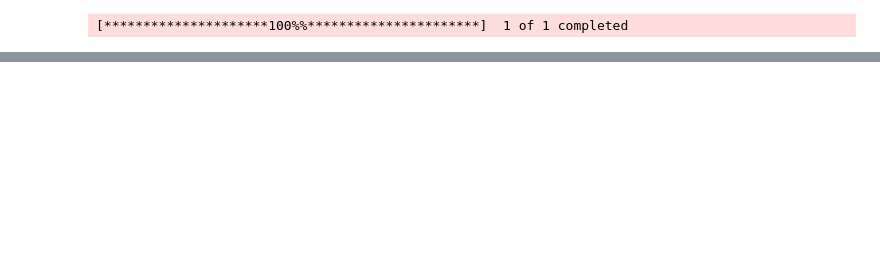
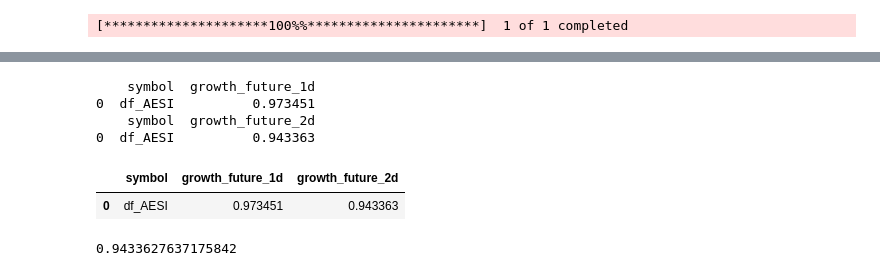
Before and after one commit to chiseanchang0727/Analytics-in-Stock-Markets, a Jupyter notebook: hw2_v2.ipynb, the cells around one changed output, grey strips where cells are left out. Cells and saved outputs as stored; diff of their text form; code cells hidden in the pictures; blank space fills up the shorter version.

```diff
--- a/hw2_v2.ipynb
+++ b/hw2_v2.ipynb
@@ -278,0 +269,26 @@ stock_data_dfs
+# %%
+temp_result = pd.DataFrame({'symbol':['df_AESI']})
+# Calculate growth rates
+for i in range(1, 3):
+    # Ensure that there is an element at index i after the shift
+    if i < len(df_test):  # Check if 'i' is a valid index in the DataFrame after the shift
+        growth_value = (df_test['Adj Close'] / df_test['Adj Close'].shift(i)).iloc[i]
+        temp = pd.DataFrame({
+            'symbol': 'df_AESI',
+            f'growth_future_' + str(i) + 'd': [growth_value]
+        })  # Using a consistent index [0] for easy concatenation
+        temp_result = pd.merge(temp_result, temp, how='left', on='symbol')
+# %% [output]
+    symbol  growth_future_1d
+0  df_AESI          0.973451
+    symbol  growth_future_2d
+0  df_AESI          0.943363
+# %%
+temp_result
+# %% [output]
+|  | symbol | growth_future_1d | growth_future_2d |
+| 0 | df_AESI | 0.973451 | 0.943363 |
+# %%
+(stock_data_dfs['df_AESI']['Adj Close'] / stock_data_dfs['df_AESI']['Adj Close'].shift(2)).iloc[2]
+# %% [output]
+0.9433627637175842
```
Also changed, not shown: parts of 17 cells of this notebook.
